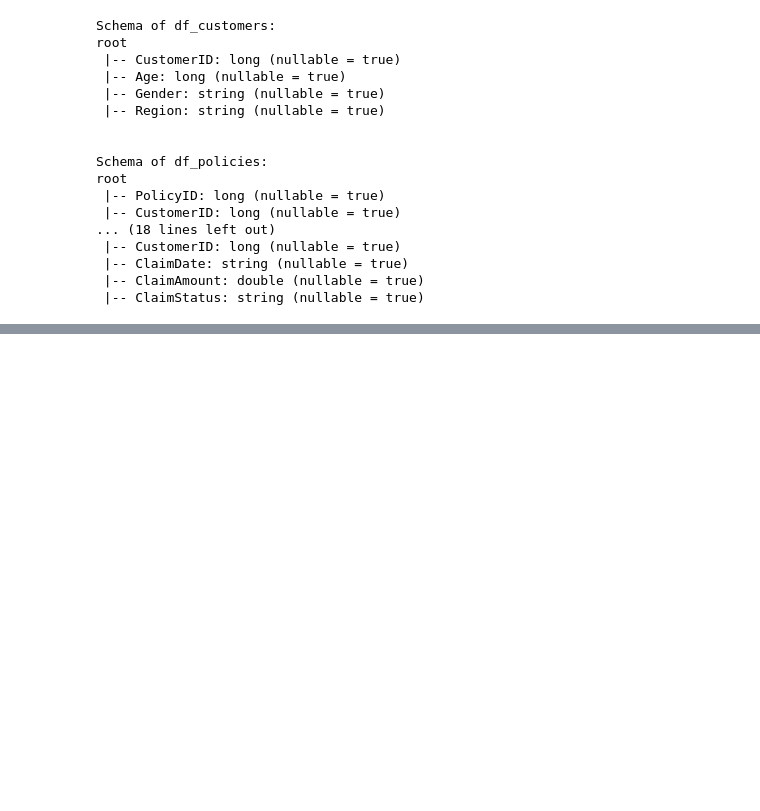
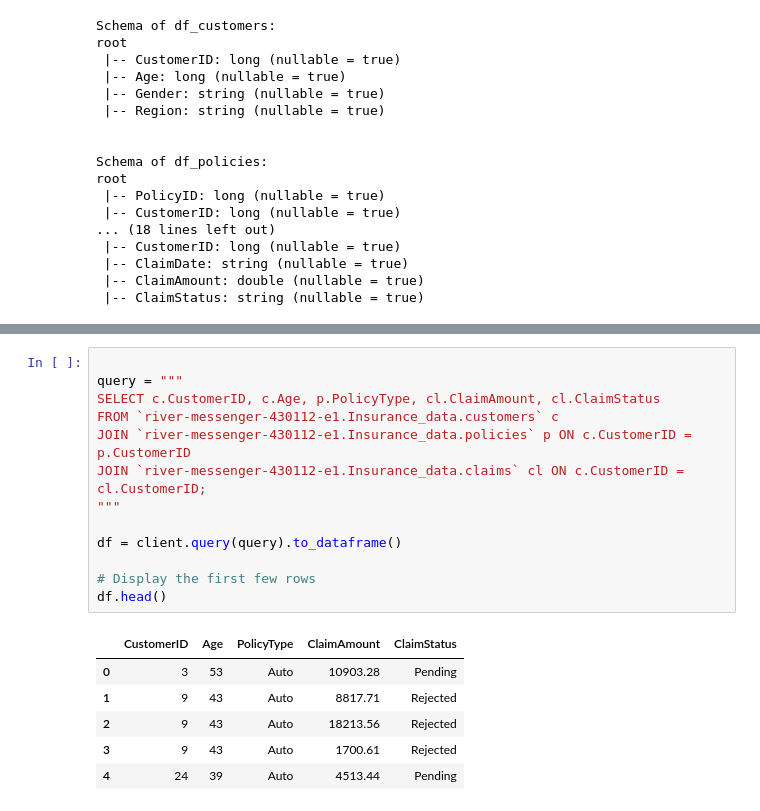
Before and after one commit to stevejj4/Machine-Learning, a Jupyter notebook: Insurance_data.ipynb, the cells around one changed output, grey strips where cells are left out. Saved outputs shown, nothing was run; the diff lists cells and outputs as text; blank space fills up the shorter version.

```diff
--- a/Insurance_data.ipynb
+++ b/Insurance_data.ipynb
@@ -196,0 +145,20 @@ Py4JJavaError: An error occurred while calling o329.collectToPython.
+# %%
+
+query = """
+SELECT c.CustomerID, c.Age, p.PolicyType, cl.ClaimAmount, cl.ClaimStatus
+FROM `river-messenger-430112-e1.Insurance_data.customers` c
+JOIN `river-messenger-430112-e1.Insurance_data.policies` p ON c.CustomerID = p.CustomerID
+JOIN `river-messenger-430112-e1.Insurance_data.claims` cl ON c.CustomerID = cl.CustomerID;
+"""
+
+df = client.query(query).to_dataframe()
+
+# Display the first few rows
+df.head()
+# %% [output]
+|  | CustomerID | Age | PolicyType | ClaimAmount | ClaimStatus |
+| 0 | 3 | 53 | Auto | 10903.28 | Pending |
+| 1 | 9 | 43 | Auto | 8817.71 | Rejected |
+| 2 | 9 | 43 | Auto | 18213.56 | Rejected |
+| 3 | 9 | 43 | Auto | 1700.61 | Rejected |
+| 4 | 24 | 39 | Auto | 4513.44 | Pending |
```
Also changed, not shown: parts of 6 cells of this notebook.
